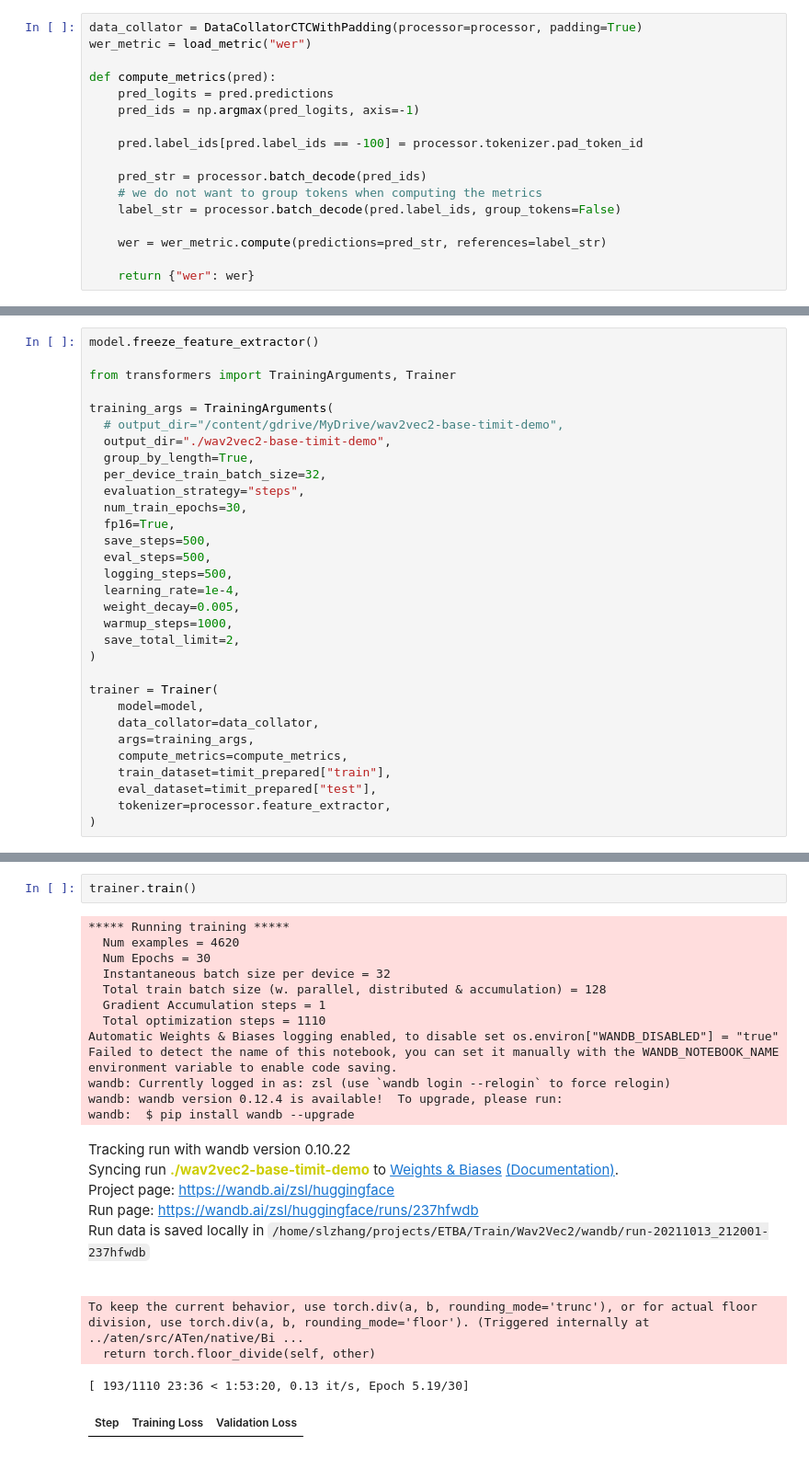
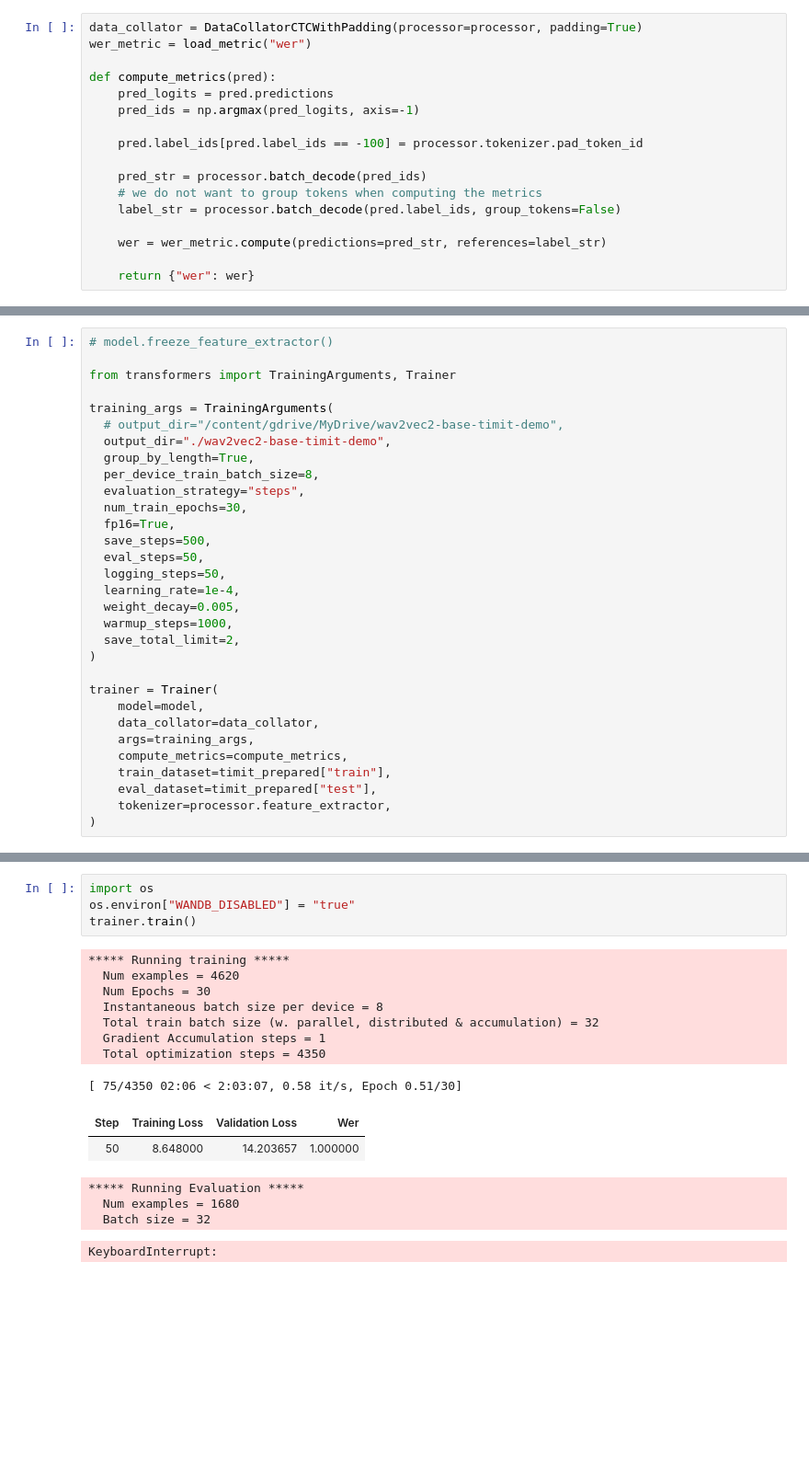
Before and after one commit to ZSL98/PAME, a Jupyter notebook: Train/Wav2Vec2/finetune.ipynb, the cells around one changed output, grey strips where cells are left out. Shown at 92% size. Saved outputs shown, nothing was run; the diff lists cells and outputs as text; blank space fills up the shorter version.

```diff
--- a/Train/Wav2Vec2/finetune.ipynb
+++ b/Train/Wav2Vec2/finetune.ipynb
@@ -262,6 +290,6 @@ Some weights of Wav2Vec2ForCTC were not initialized from the model checkpoint at
 You should probably TRAIN this model on a down-stream task to be able to use it for predictions and inference.
 # %%
-model.freeze_feature_extractor()
+# model.freeze_feature_extractor()
 
 from transformers import TrainingArguments, Trainer
 
@@ -269,13 +297,13 @@ training_args = TrainingArguments(
   # output_dir="/content/gdrive/MyDrive/wav2vec2-base-timit-demo",
   output_dir="./wav2vec2-base-timit-demo",
   group_by_length=True,
-  per_device_train_batch_size=32,
+  per_device_train_batch_size=8,
   evaluation_strategy="steps",
   num_train_epochs=30,
   fp16=True,
   save_steps=500,
-  eval_steps=500,
-  logging_steps=500,
+  eval_steps=50,
+  logging_steps=50,
   learning_rate=1e-4,
   weight_decay=0.005,
   warmup_steps=1000,
@@ -295,25 +326,20 @@ trainer = Trainer(
 Using amp fp16 backend
-# %%
-trainer.train()
-# %% [output]
-***** Running training *****
-  Num examples = 4620
-  Num Epochs = 30
-  Instantaneous batch size per device = 32
-  Total train batch size (w. parallel, distributed & accumulation) = 128
-  Gradient Accumulation steps = 1
-  Total optimization steps = 1110
-Automatic Weights & Biases logging enabled, to disable set os.environ["WANDB_DISABLED"] = "true"
-Failed to detect the name of this notebook, you can set it manually with the WANDB_NOTEBOOK_NAME environment variable to enable code saving.
-wandb: Currently logged in as: zsl (use `wandb login --relogin` to force relogin)
-wandb: wandb version 0.12.4 is available!  To upgrade, please run:
-wandb:  $ pip install wandb --upgrade
-Tracking run with wandb version 0.10.22
-Syncing run ./wav2vec2-base-timit-demo to Weights & Biases (Documentation).
-Project page: https://wandb.ai/zsl/huggingface
-Run page: https://wandb.ai/zsl/huggingface/runs/237hfwdb
-Run data is saved locally in /home/slzhang/projects/ETBA/Train/Wav2Vec2/wandb/run-20211013_212001-237hfwdb
-To keep the current behavior, use torch.div(a, b, rounding_mode='trunc'), or for actual floor division, use torch.div(a, b, rounding_mode='floor'). (Triggered internally at  ../aten/src/ATen/native/Bi ...
-  return torch.floor_divide(self, other)
-[ 193/1110 23:36 < 1:53:20, 0.13 it/s, Epoch 5.19/30]
-| Step | Training Loss | Validation Loss |
+# %%
+import os
+os.environ["WANDB_DISABLED"] = "true"
+trainer.train()
+# %% [output]
+***** Running training *****
+  Num examples = 4620
+  Num Epochs = 30
+  Instantaneous batch size per device = 8
+  Total train batch size (w. parallel, distributed & accumulation) = 32
+  Gradient Accumulation steps = 1
+  Total optimization steps = 4350
+[ 75/4350 02:06 < 2:03:07, 0.58 it/s, Epoch 0.51/30]
+| Step | Training Loss | Validation Loss | Wer |
+| 50 | 8.648000 | 14.203657 | 1.000000 |
+***** Running Evaluation *****
+  Num examples = 1680
+  Batch size = 32
+KeyboardInterrupt:
```
Also changed, not shown: parts of 6 cells of this notebook, 6 other files.
